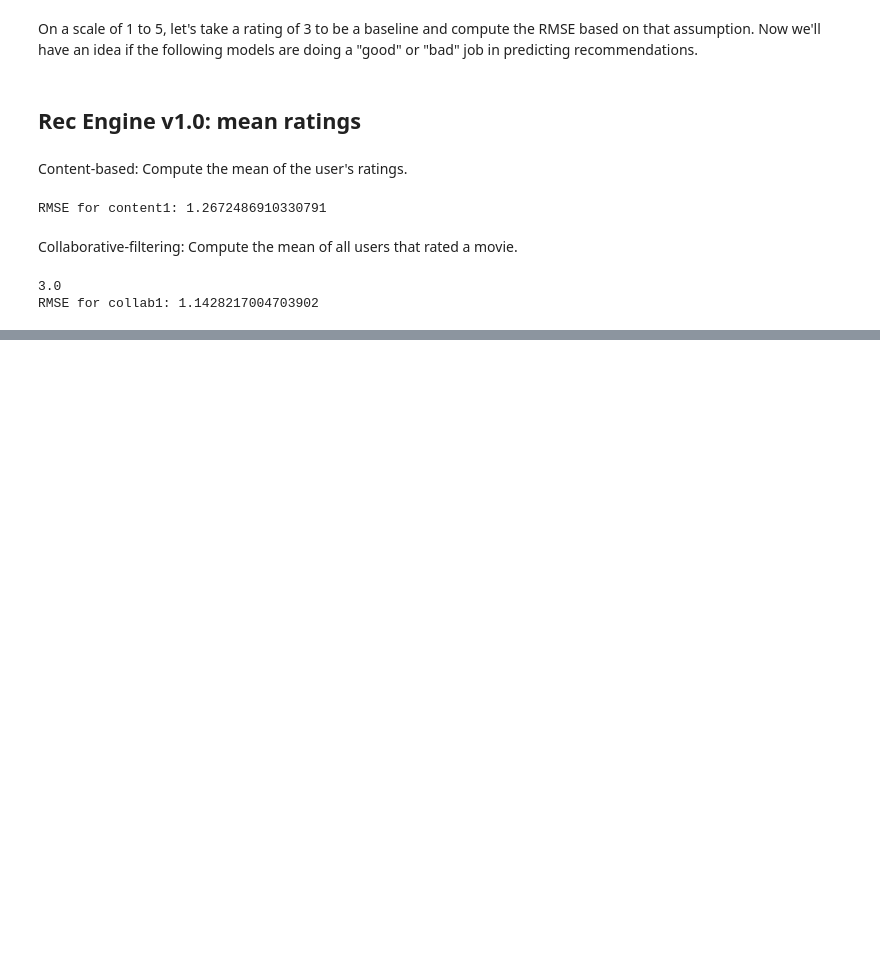
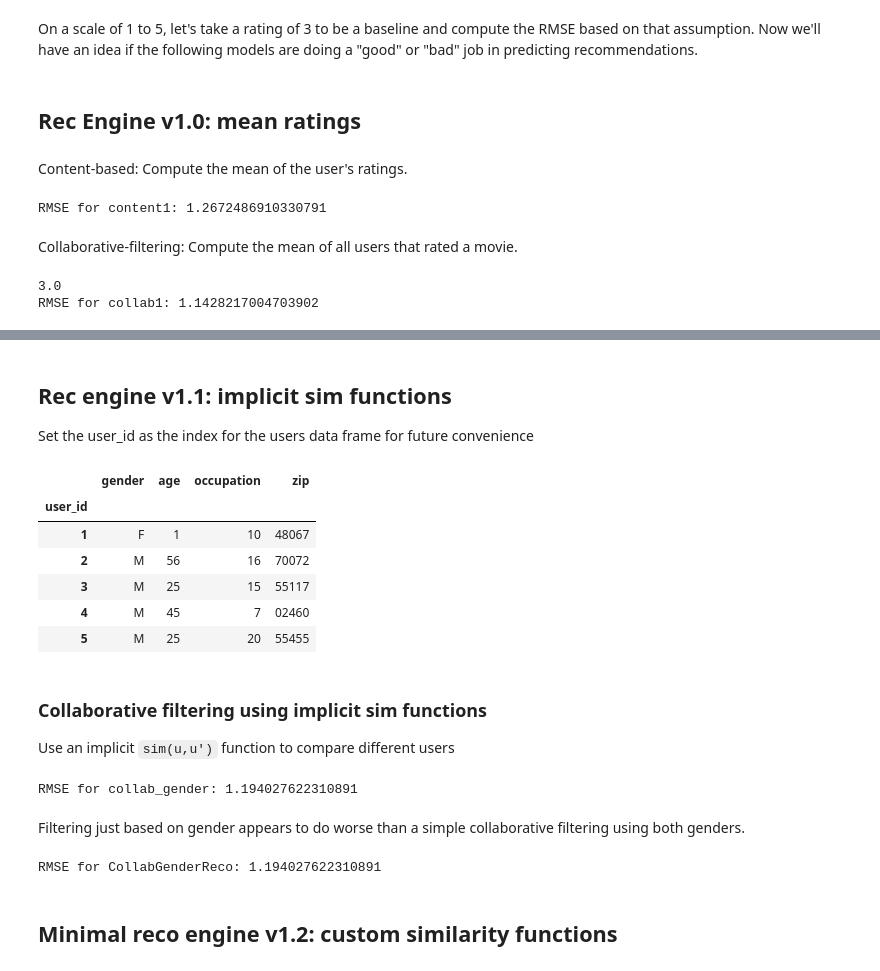
Before and after one commit to myrastone0/rec_engine_movielens, a Jupyter notebook: rec_engine.ipynb, the cells around one changed output, grey strips where cells are left out. Saved outputs shown, nothing was run; the diff lists cells and outputs as text; code cells hidden in the pictures; blank space fills up the shorter version.

Commit message:
sim functions

```diff
--- a/rec_engine.ipynb
+++ b/rec_engine.ipynb
@@ -360,0 +400,71 @@ RMSE for collab1: 1.1428217004703902
+# %% [markdown]
+## Rec engine v1.1: implicit sim functions
+
+Set the user_id as the index for the users data frame for future convenience
+# %%
+user_info = users.set_index('user_id')
+user_info.head(5)
+# %% [output]
+|  | gender | age | occupation | zip |
+| user_id |  |  |  |  |
+| 1 | F | 1 | 10 | 48067 |
+| 2 | M | 56 | 16 | 70072 |
+| 3 | M | 25 | 15 | 55117 |
+| 4 | M | 45 | 7 | 02460 |
+| 5 | M | 25 | 20 | 55455 |
+# %% [markdown]
+### Collaborative filtering using implicit sim functions
+
+Use an implicit `sim(u,u')` function to compare different users
+# %%
+def collab_gender(user_id, movie_id):
+    """ Collaborative filtering using an implicit sim(u,u') based on gender. """
+
+    # Only use ratings from other users
+    user_condition = df_train.user_id != user_id
+    # Boolean panda series where movie_id=True and is set as False every where else
+    movie_condition = df_train.movie_id == movie_id
+    ratings_by_others = df_train.loc[user_condition & movie_condition]
+    if ratings_by_others.empty:
+        return 3.0
+
+    means_by_gender = ratings_by_others.pivot_table('rating', index='movie_id', columns='gender')
+    user_gender = user_info.loc[user_id, 'gender']
+    if user_gender in means_by_gender.columns:
+        return means_by_gender.loc[movie_id, user_gender]
+    else:
+        return means_by_gender.loc[movie_id].mean()
+
+print('RMSE for collab_gender: %s' % evaluate(collab_gender))
+# %% [output]
+RMSE for collab_gender: 1.194027622310891
+# %% [markdown]
+Filtering just based on gender appears to do worse than a simple collaborative filtering using both genders.
+# %%
+class CollabGenderReco:
+    """ Collaborative filtering using an implicit sim(u,u'). """
+
+    def learn(self):
+        """ Prepare datastructures for estimation. """
+
+        self.means_by_gender = df_train.pivot_table('rating', index='movie_id', columns='gender')
+
+    def estimate(self, user_id, movie_id):
+        """ Mean ratings by other users of the same gender. """
+
+        if movie_id not in self.means_by_gender.index:
+            return 3.0
+
+        user_gender = user_info.loc[user_id, 'gender']
+        if ~np.isnan(self.means_by_gender.loc[movie_id, user_gender]):
+            return self.means_by_gender.loc[movie_id, user_gender]
+        else:
+            return self.means_by_gender.loc[movie_id].mean()
+
+reco = CollabGenderReco()
+reco.learn()
+print('RMSE for CollabGenderReco: %s' % evaluate(reco.estimate))
+# %% [output]
+RMSE for CollabGenderReco: 1.194027622310891
+# %% [markdown]
+## Minimal reco engine v1.2: custom similarity functions
```
Also changed, not shown: parts of 14 cells of this notebook.
